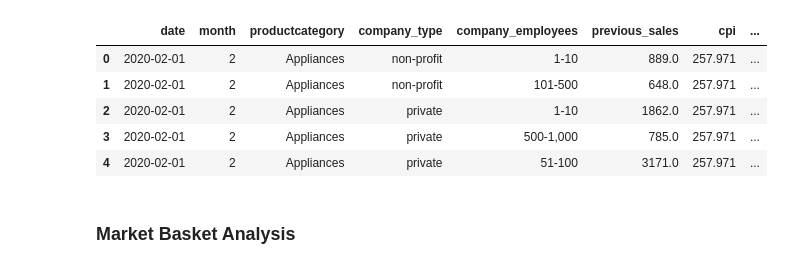
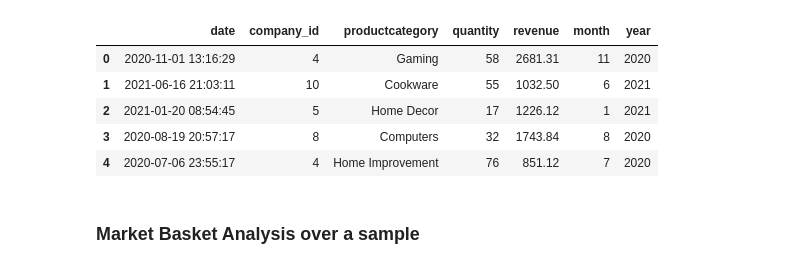
Before and after one commit to RAFAELLOPE/data_mining_project, a Jupyter notebook: analysis/unsupervised_analysis.ipynb, the cells around one changed output. Drawn from its saved outputs; the diff is of its cells as text; code cells hidden in the pictures.

Commit message:
Market Basket Analysis and clustering Algorithm

```diff
--- a/analysis/unsupervised_analysis.ipynb
+++ b/analysis/unsupervised_analysis.ipynb
@@ -5,17 +14,22 @@ from datetime import datetime
 # %%
 BASE_PATH = os.path.abspath('..\data')
 
-df = pd.read_csv(os.path.join(BASE_PATH, 'gold', 'purchases.csv'))
-df['date'] = df['date'].apply(
-    lambda x: datetime.strptime(str(x), '%Y-%m-%d')
+df_raw = pd.read_csv(os.path.join(BASE_PATH, 'raw', 'purchases.csv'))
+
+df_raw['date'] = df_raw['date'].apply(
+    lambda x: datetime.strptime(x, '%Y-%m-%d %H:%M:%S')
 )
-df.head()
+
+df_raw['month'] = df_raw['date'].apply(lambda x: x.month)
+df_raw['year'] = df_raw['date'].apply(lambda x: x.year)
+
+df_raw.head()
 # %% [output]
-|  | date | month | productcategory | company_type | company_employees | previous_sales | cpi | ... |
-| 0 | 2020-02-01 | 2 | Appliances | non-profit | 1-10 | 889.0 | 257.971 | ... |
-| 1 | 2020-02-01 | 2 | Appliances | non-profit | 101-500 | 648.0 | 257.971 | ... |
-| 2 | 2020-02-01 | 2 | Appliances | private | 1-10 | 1862.0 | 257.971 | ... |
-| 3 | 2020-02-01 | 2 | Appliances | private | 500-1,000 | 785.0 | 257.971 | ... |
-| 4 | 2020-02-01 | 2 | Appliances | private | 51-100 | 3171.0 | 257.971 | ... |
+|  | date | company_id | productcategory | quantity | revenue | month | year |
+| 0 | 2020-11-01 13:16:29 | 4 | Gaming | 58 | 2681.31 | 11 | 2020 |
+| 1 | 2021-06-16 21:03:11 | 10 | Cookware | 55 | 1032.50 | 6 | 2021 |
+| 2 | 2021-01-20 08:54:45 | 5 | Home Decor | 17 | 1226.12 | 1 | 2021 |
+| 3 | 2020-08-19 20:57:17 | 8 | Computers | 32 | 1743.84 | 8 | 2020 |
+| 4 | 2020-07-06 23:55:17 | 4 | Home Improvement | 76 | 851.12 | 7 | 2020 |
 # %% [markdown]
-### Market Basket Analysis
+### Market Basket Analysis over a sample
```
Also changed, not shown: parts of 16 cells of this notebook.
